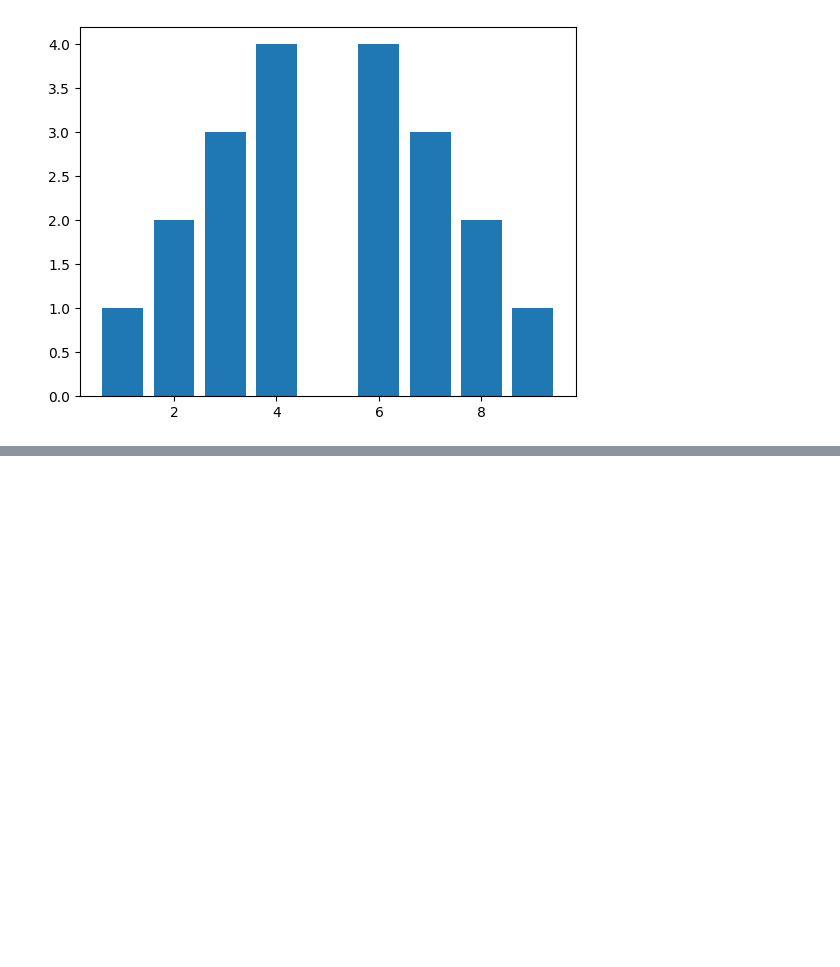
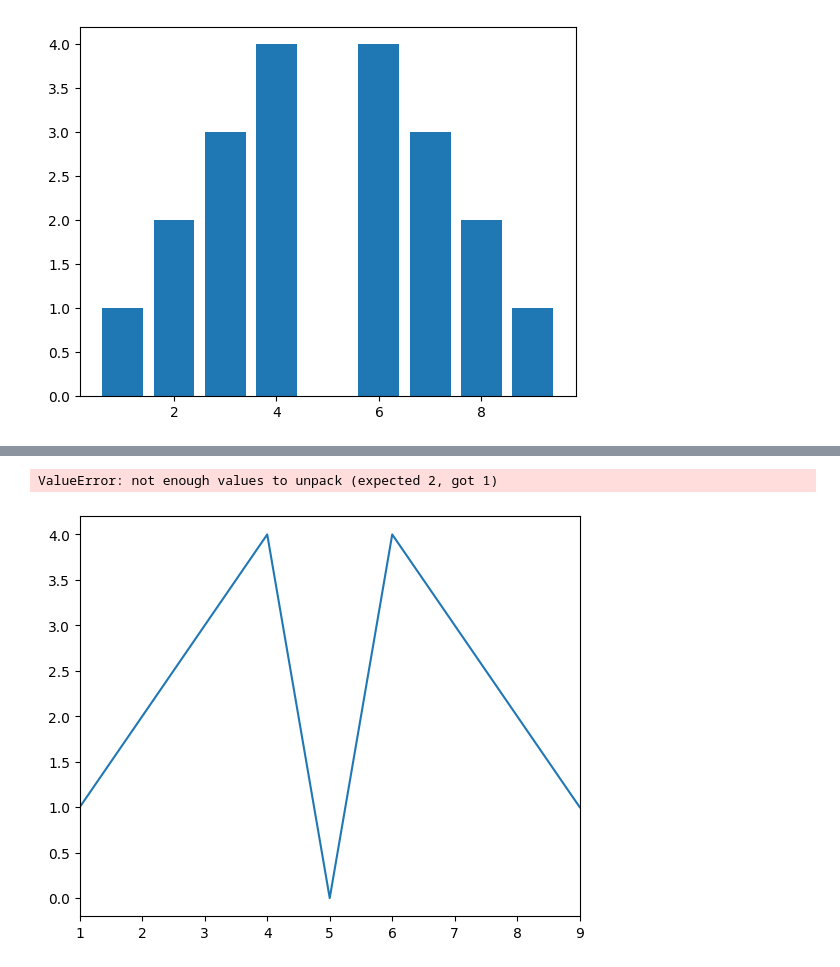
Before and after one commit to datamesse/python-studies, a Jupyter notebook: LinkedIn Learning exercises/Python for Data Science Essential Training Part 1.ipynb, the cells around one changed output, grey strips where cells are left out. Saved outputs shown, nothing was run; the diff lists cells and outputs as text; code cells hidden in the pictures; blank space fills up the shorter version.

```diff
--- a/LinkedIn Learning exercises/Python for Data Science Essential Training Part 1.ipynb
+++ b/LinkedIn Learning exercises/Python for Data Science Essential Training Part 1.ipynb
@@ -682,2 +718,16 @@ from numpy.random import
 # %%
-import numpy
+fig = plt.figure()
+ax = fig.add_axes([.1,.1,1,1])
+
+ax.plot(x,y)
+
+# add limits to axis
+ax.set_xlim([1,9])
+ax.set_ylim([0.9])
+
+# add tick marks to axis
+ax.set_xticks([0,1,2,3,4,5,6,7,8,9,10])
+ax.set_yticks([0,1,2,3,4,5])
+# %% [output]
+ValueError: not enough values to unpack (expected 2, got 1)
+[figure, added]
```
Also changed, not shown: parts of 8 cells of this notebook.
